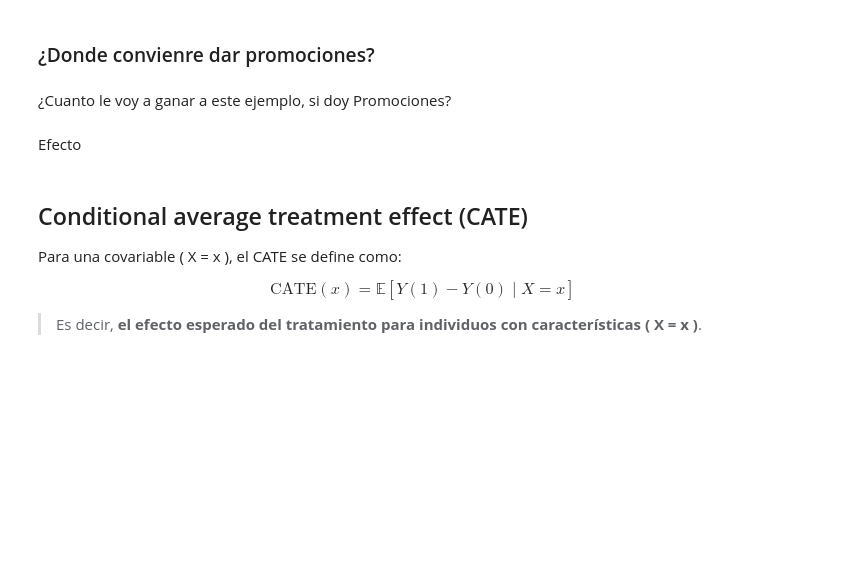
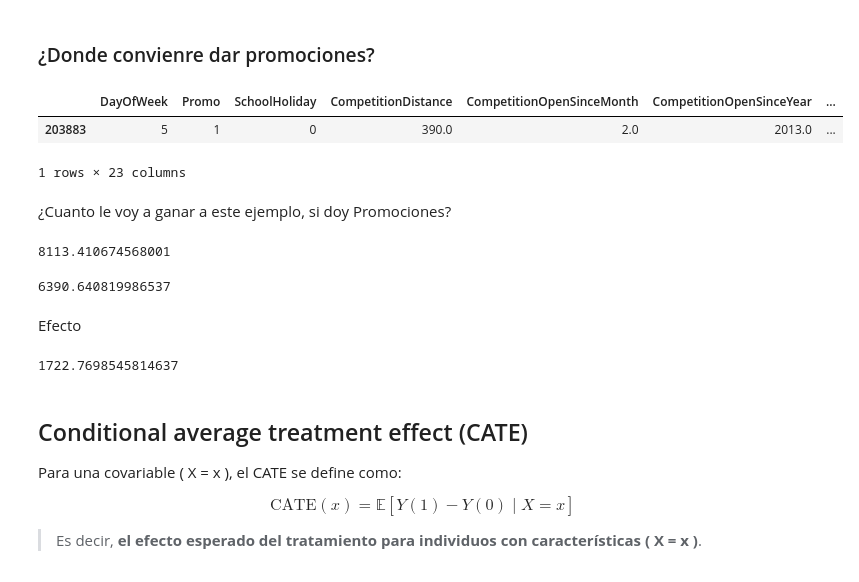
Before and after one commit to zayo1511/LabAprEst, a Jupyter notebook: Parcial4/rossman_CATE_sin_resolver.ipynb, the cells around one changed output. Saved outputs shown, nothing was run; the diff lists cells and outputs as text; code cells hidden in the pictures; blank space fills up the shorter version.

Commit message:
cate

```diff
--- a/Parcial4/rossman_CATE_sin_resolver.ipynb
+++ b/Parcial4/rossman_CATE_sin_resolver.ipynb
@@ -31,8 +31,8 @@ import matplotlib.pyplot as plt
 # CARGA Y PREPROCESAMIENTO
 # ----------------------------
 # Carga de datos
-train = pd.read_csv('rossman.csv')
-stores = pd.read_csv('store.csv')
+train = pd.read_csv('Data/rossman.csv')
+stores = pd.read_csv('Data/store.csv')
 
 # Merge de ambos datasets
 df = pd.merge(train, stores, on='Store')
@@ -201,10 +190,32 @@ plt.show()
 [figure]
 # %% [markdown]
 ### ¿Donde convienre dar promociones?
+# %%
+ejemplo = X_test.iloc[[1]]
+ejemplo
+# %% [output]
+|  | DayOfWeek | Promo | SchoolHoliday | CompetitionDistance | CompetitionOpenSinceMonth | CompetitionOpenSinceYear | ... |
+| 203883 | 5 | 1 | 0 | 390.0 | 2.0 | 2013.0 | ... |
+1 rows × 23 columns
 # %% [markdown]
 ¿Cuanto le voy a ganar a este ejemplo, si doy Promociones?
+# %%
+model.predict(ejemplo)[0]
+# %% [output]
+8113.410674568001
+# %%
+ejemplo_contrafactual = ejemplo.copy()
+ejemplo_contrafactual['Promo'] = 0
+model.predict(ejemplo_contrafactual)[0]
+# %% [output]
+6390.640819986537
 # %% [markdown]
 Efecto
+# %%
+cate = model.predict(ejemplo)[0] - model.predict(ejemplo_contrafactual)[0]
+cate
+# %% [output]
+1722.7698545814637
 # %% [markdown]
 ## Conditional average treatment effect (CATE)
 
```
Also changed, not shown: parts of 1 cell of this notebook.
